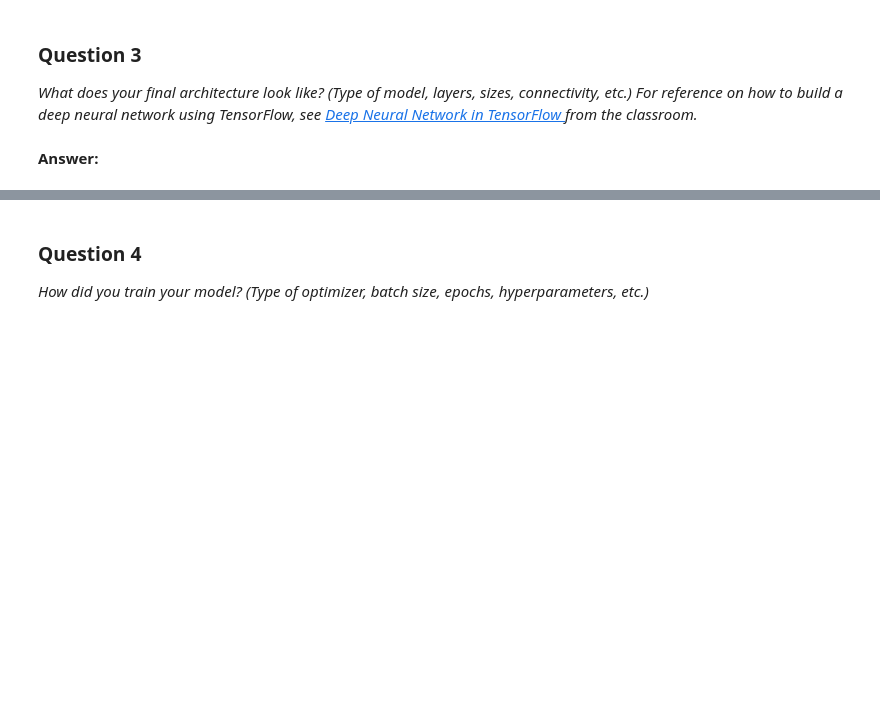
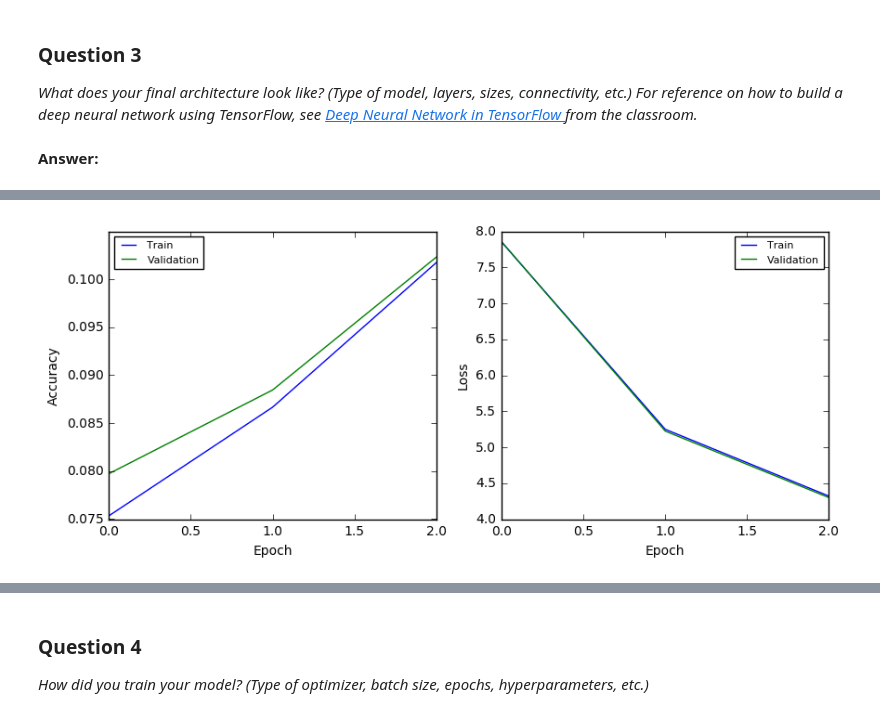
Before and after one commit to vfcosta/CarND-Traffic-Signs, a Jupyter notebook: Traffic_Signs_Recognition.ipynb, the cells around one changed output, grey strips where cells are left out. Cells and saved outputs as stored; diff of their text form; code cells hidden in the pictures; blank space fills up the shorter version.

Commit message:
Improve model

```diff
--- a/Traffic_Signs_Recognition.ipynb
+++ b/Traffic_Signs_Recognition.ipynb
@@ -198,9 +212,9 @@ def maxpool2d(x, k=2):
 
 def model(x):
     layer_width = {
-        'conv_1': 6,
-        'conv_2': 16,
-        'fc_3': 120,
+        'conv_1': 18,
+        'conv_2': 36,
+        'fc_3': 250,
         'out': n_classes
     }
     weights = {
@@ -215,14 +229,14 @@ def model(x):
         'fc_3': tf.Variable(tf.zeros(layer_width['fc_3'])),
         'out': tf.Variable(tf.zeros(layer_width['out']))
     }
-    conv1 = conv2d(x, weights['conv_1'], biases['conv_1']) #28x28x6
+    conv1 = conv2d(x, weights['conv_1'], biases['conv_1'])
     print("Shape of conv1: ", conv1.get_shape().as_list())
-    conv1 = maxpool2d(conv1) #14x14x6
+    conv1 = maxpool2d(conv1)
     print("Shape of conv1 after pooling: ", conv1.get_shape().as_list())
 
-    conv2 = conv2d(conv1, weights['conv_2'], biases['conv_2'], 1, "VALID") #10x10x16
+    conv2 = conv2d(conv1, weights['conv_2'], biases['conv_2'])
     print("Shape of conv2: ", conv2.get_shape().as_list())
-    conv2 = maxpool2d(conv2) #5x5x16
+    conv2 = maxpool2d(conv2)
     print("Shape of conv2 after pooling: ", conv2.get_shape().as_list())
 
     fc3 = tf.contrib.layers.flatten(conv2)
@@ -235,6 +249,9 @@ def model(x):
     # Return the result of the last fully connected layer.
     return out
 
+
+tf.reset_default_graph()
+
 # features consists of 32x32x3 images
 x = tf.placeholder(tf.float32, (None, 32, 32, 3))
 # Classify over 43 classes
@@ -262,7 +279,7 @@ _What does your final architecture look like? (Type of model, layers, sizes, con
 **Answer:**
 # %%
 ### model evaluation
-from tqdm import tqdm
+from tqdm import tqdm_notebook
 
 def next_batch(x, y, step, batch_size):
     start = step*batch_size
@@ -270,7 +287,7 @@ def next_batch(x, y, step, batch_size):
 
 def eval_data(features, labels):
     """
-    Given a dataset as input returns the loss and accuracy.
+    Returns the loss and accuracy given features and labels as inputs.
     """
     # If dataset.num_examples is not divisible by BATCH_SIZE
     # the remainder will be discarded.
@@ -338,0 +343,26 @@ KeyboardInterrupt:
+# %%
+# plot train/validation accuracy along epochs
+plt.figure(figsize=(10,4))
+plt.subplot(121)
+plt.plot(np.array(train_results)[:,1], label="Train")
+plt.plot(np.array(validation_results)[:,1], label="Validation")
+plt.xlabel('Epoch')
+plt.ylabel('Accuracy')
+plt.legend(prop={'size':8}, loc='best')
+
+plt.subplot(122)
+plt.plot(np.array(train_results)[:,0], label="Train")
+plt.plot(np.array(validation_results)[:,0], label="Validation")
+plt.xlabel('Epoch')
+plt.ylabel('Loss')
+plt.legend(prop={'size':8}, loc='best')
+plt.show()
+
+# Evaluate on the test data
+with tf.Session() as sess:
+    saver.restore(sess, './model.ckpt')
+    test_loss, test_acc = eval_data(x_test, test_labels)
+    print("Test loss = {:.3f}".format(test_loss))
+    print("Test accuracy = {:.3f}".format(test_acc))
+# %% [output]
+[figure, added]
```
Also changed, not shown: parts of 8 cells of this notebook.
